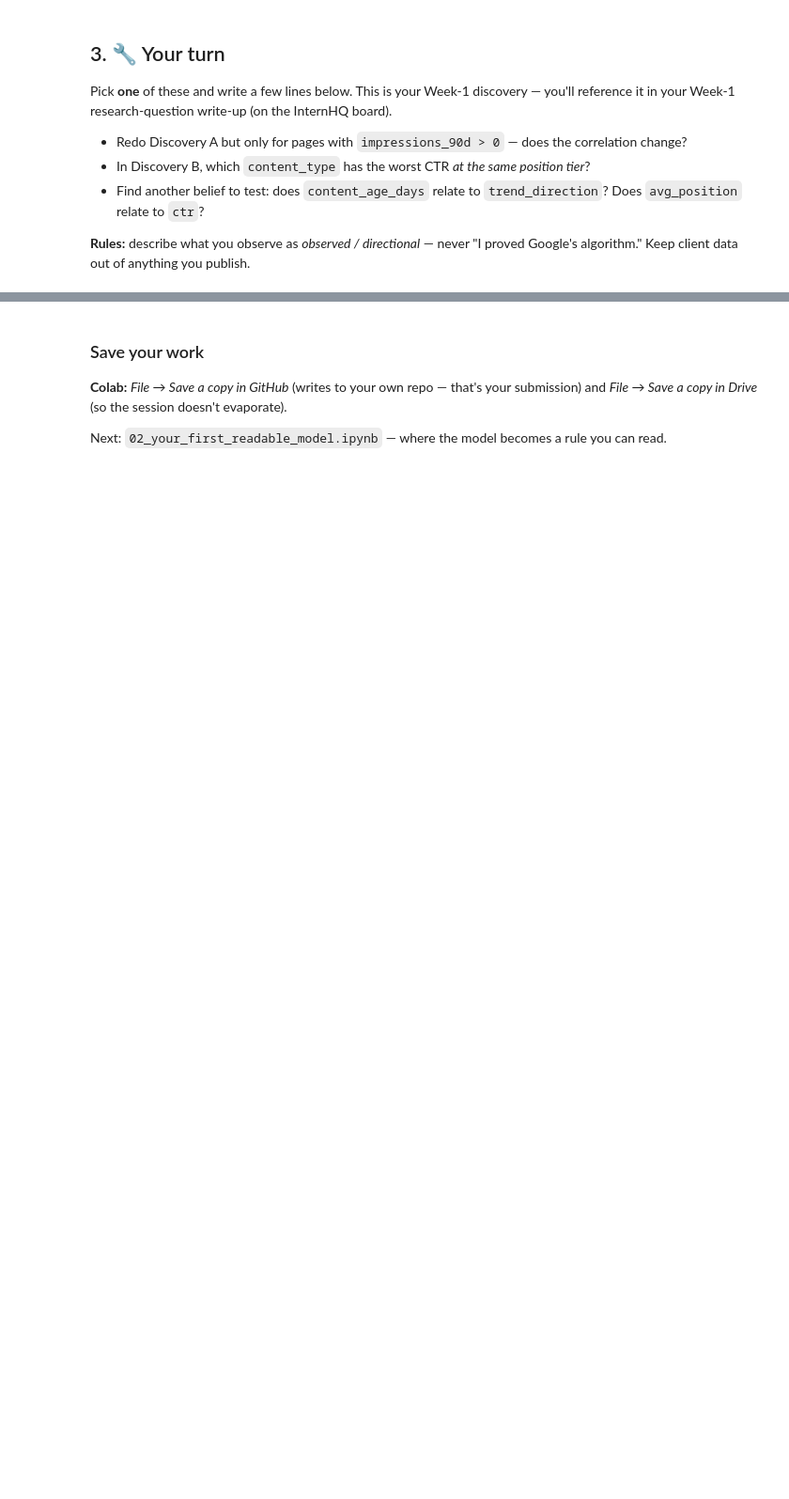
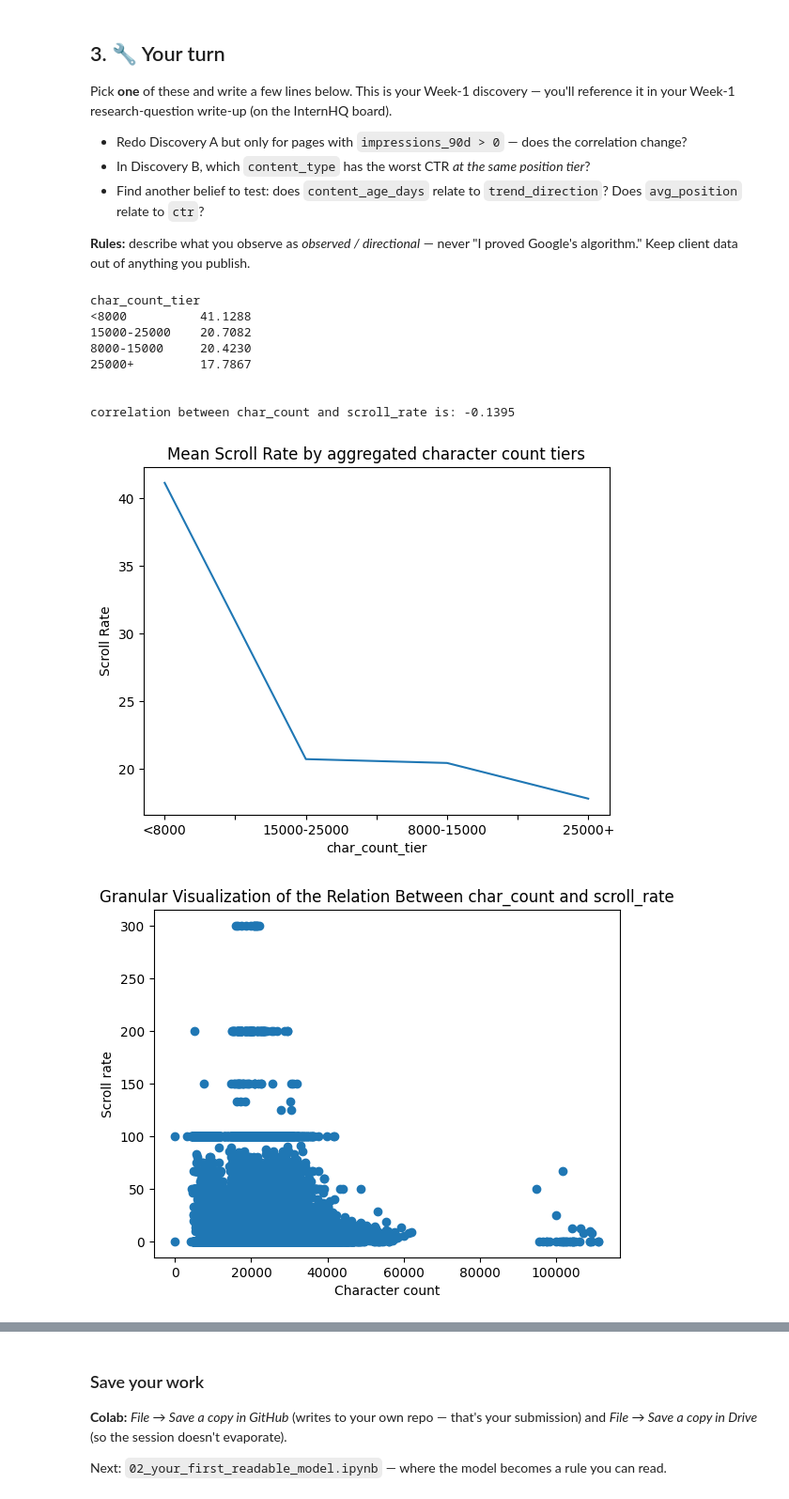
Before and after one commit to fatymali007/fatima_flyrank_ML-assignment_1, a Jupyter notebook: notebooks/01_first_look_and_discovery.ipynb, the cells around one changed output, grey strips where cells are left out. Shown at 94% size. Cells and saved outputs as stored; diff of their text form; code cells hidden in the pictures; blank space fills up the shorter version.

```diff
--- a/notebooks/01_first_look_and_discovery.ipynb
+++ b/notebooks/01_first_look_and_discovery.ipynb
@@ -101,0 +156,28 @@ Pick **one** of these and write a few lines below. This is your Week-1 discovery
+# %%
+#DOES CHARACTER COUNT AFFECT THE SCROLL RATE?
+visible =df[df["impressions_90d"]>0]
+scroll_by_char = visible.groupby("char_count_tier")["scroll_rate"].mean().sort_values(ascending=False)
+print(scroll_by_char.round(4).to_string())
+scroll_by_char.plot(kind="line", title="Mean Scroll Rate by aggregated character count tiers", ylabel="Scroll Rate");
+
+corr=visible["scroll_rate"].corr(visible["char_count"])
+print(f"\n\ncorrelation between char_count and scroll_rate is: {corr:.4f}\n\n")
+
+import matplotlib.pyplot as plt
+plt.figure()
+plt.scatter(visible["char_count"],visible["scroll_rate"])
+plt.xlabel("Character count")
+plt.ylabel("Scroll rate")
+plt.title("Granular Visualization of the Relation Between char_count and scroll_rate")
+plt.show()
+# %% [output]
+char_count_tier
+<8000          41.1288
+15000-25000    20.7082
+8000-15000     20.4230
+25000+         17.7867
+
+
+correlation between char_count and scroll_rate is: -0.1395
+[figure, added]
+[figure, added]
```
Also changed, not shown: parts of 10 cells of this notebook.
